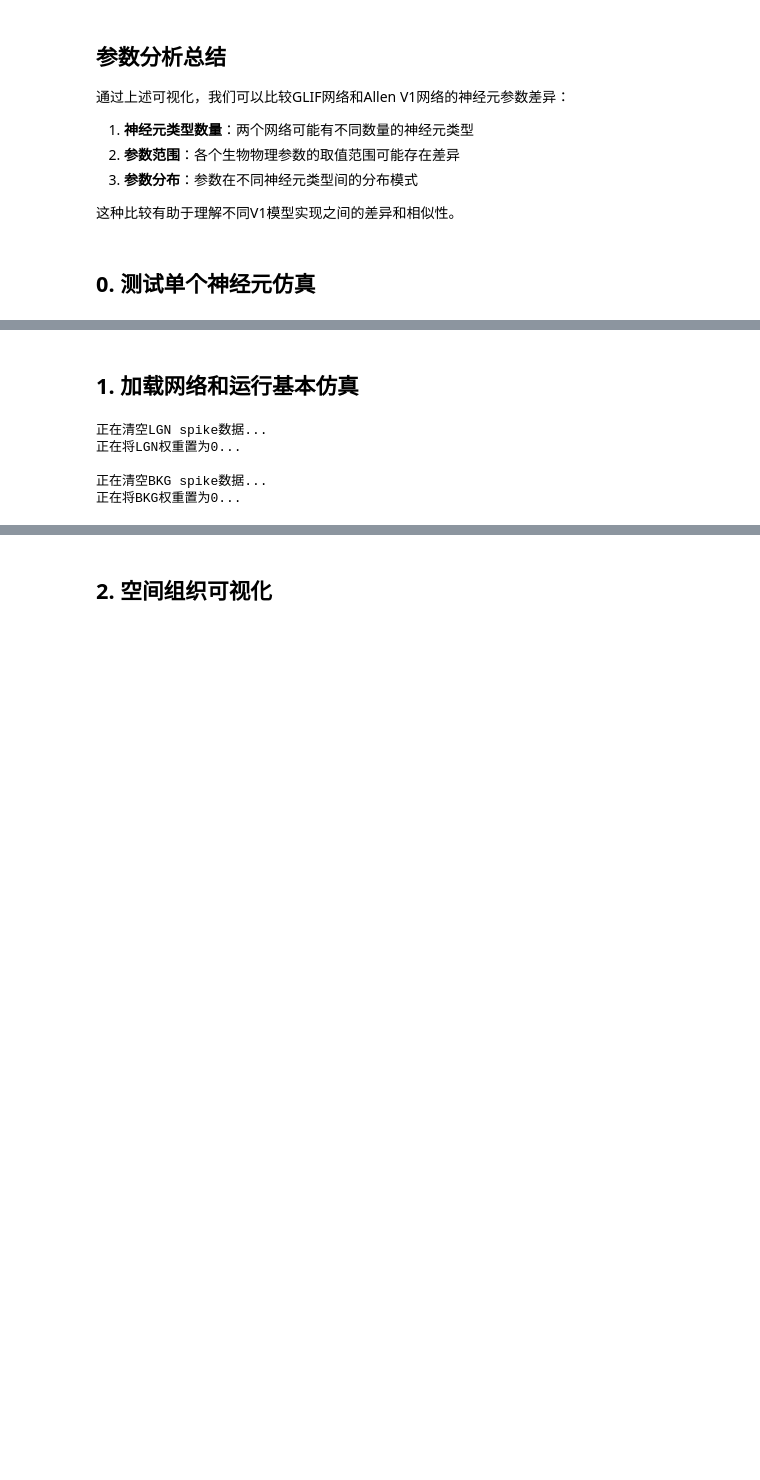
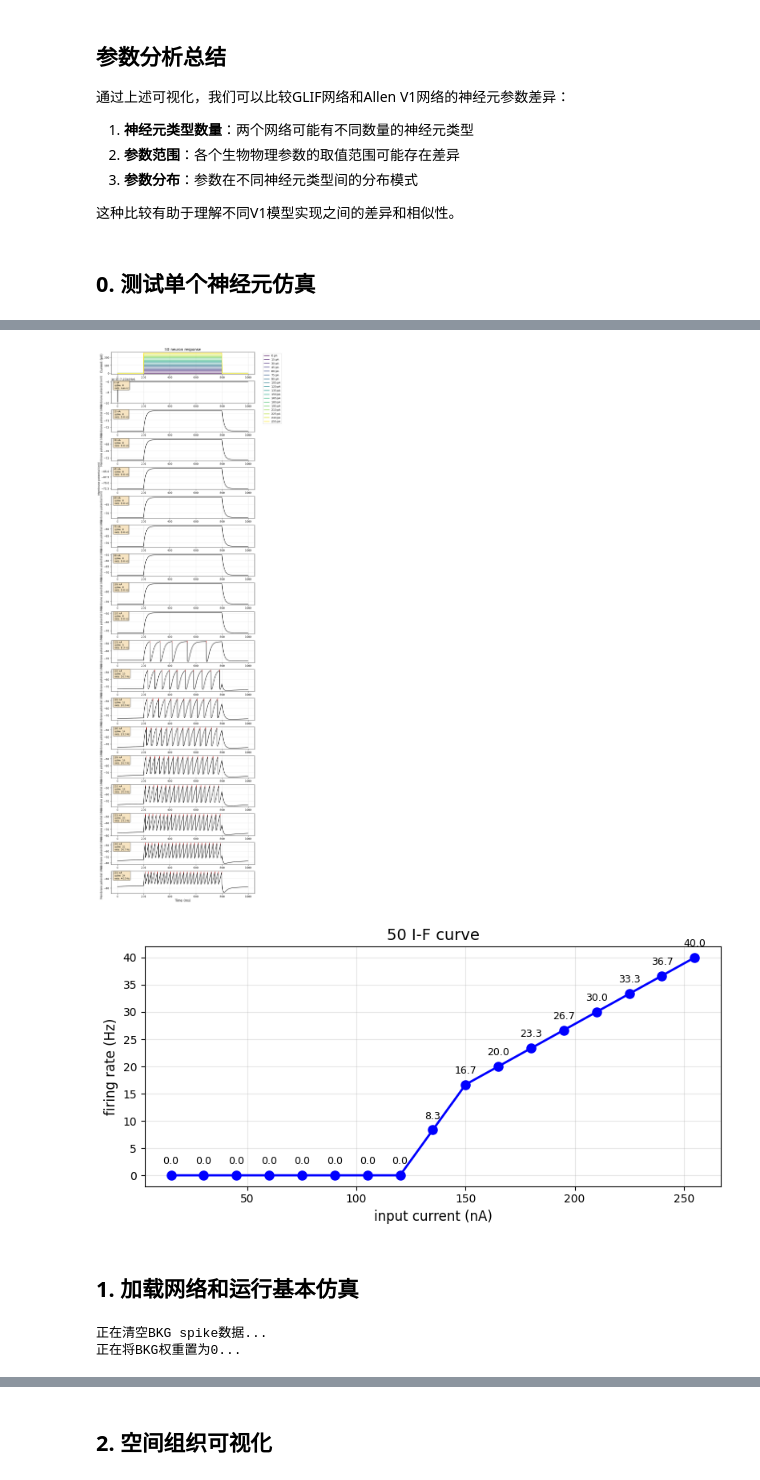
Before and after one commit to sdgds/Chen_package_test, a Jupyter notebook: test_visualization.ipynb, the cells around one changed output, grey strips where cells are left out. Drawn from its saved outputs; the diff is of its cells as text; code cells hidden in the pictures; blank space fills up the shorter version.

```diff
--- a/test_visualization.ipynb
+++ b/test_visualization.ipynb
@@ -101,3 +76,19 @@ results = analyze_current_response(
+# %%
+neuron_model_template_index = 50
+T = 1000  # ms
+current_start = 200
+current_end = 800
+platform_current = np.arange(0,270,15)
+
+neuron = SingleNeuronModel(neuron_model_template_index,
+                           model_path='../GLIF_network/network_dat.pkl')
+results = analyze_current_response(
+    neuron_model_template_index,
+    neuron, T, platform_current, current_start, current_end
+)
+# %% [output]
+[figure, added]
+[figure, added]
 # %% [markdown]
 ## 1. 加载网络和运行基本仿真
 # %%
@@ -140,12 +131,9 @@ def delete_data(input_file_path, type='lgn'):
     with open(input_file_path, 'wb') as f:
         pkl.dump(input_data, f)
 
-delete_data(input_file_path='Allen_V1_param/input_dat.pkl', type='lgn')
+# delete_data(input_file_path='Allen_V1_param/input_dat.pkl', type='lgn')
 delete_data(input_file_path='Allen_V1_param/input_dat.pkl', type='bkg')
 # %% [output]
-正在清空LGN spike数据...
-正在将LGN权重置为0...
-
 正在清空BKG spike数据...
 正在将BKG权重置为0...
 # %%
```
Also changed, not shown: parts of 8 cells of this notebook, 1 other file.
